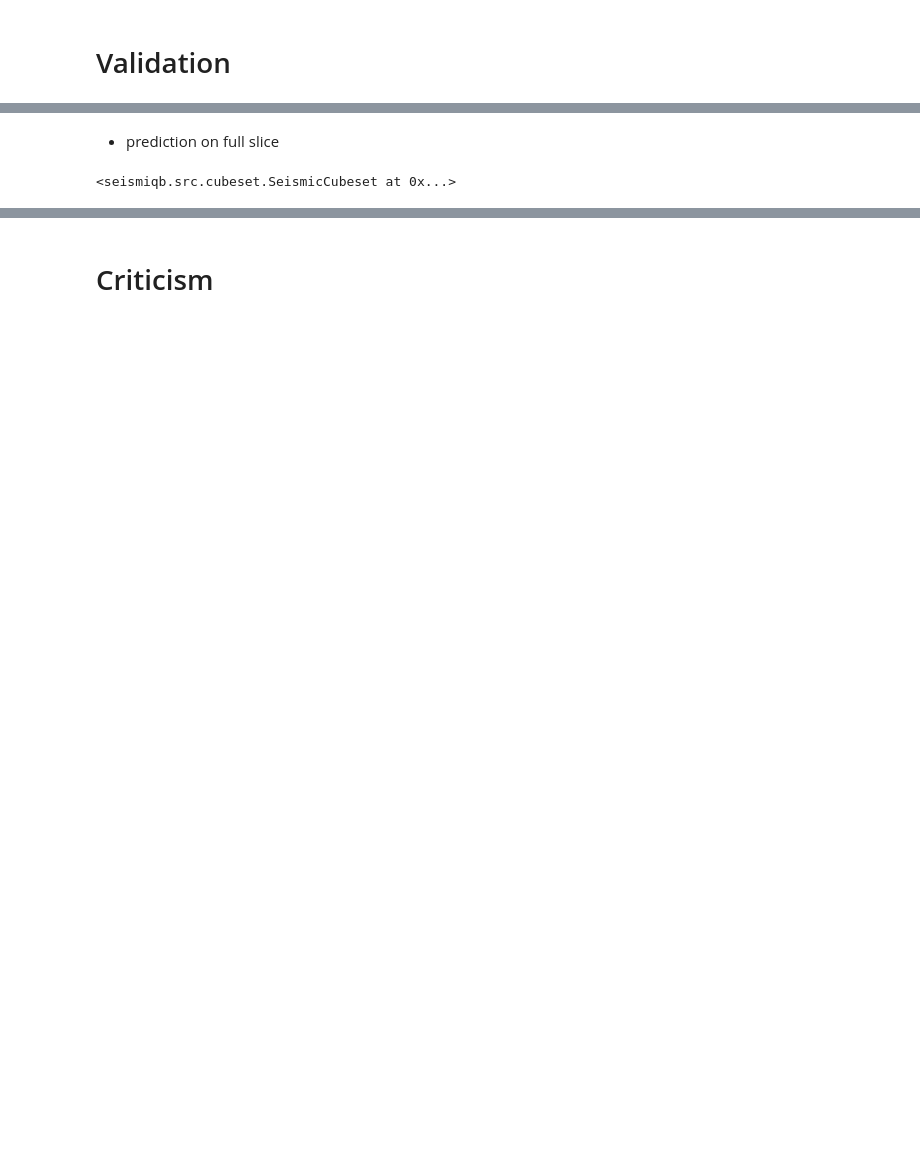
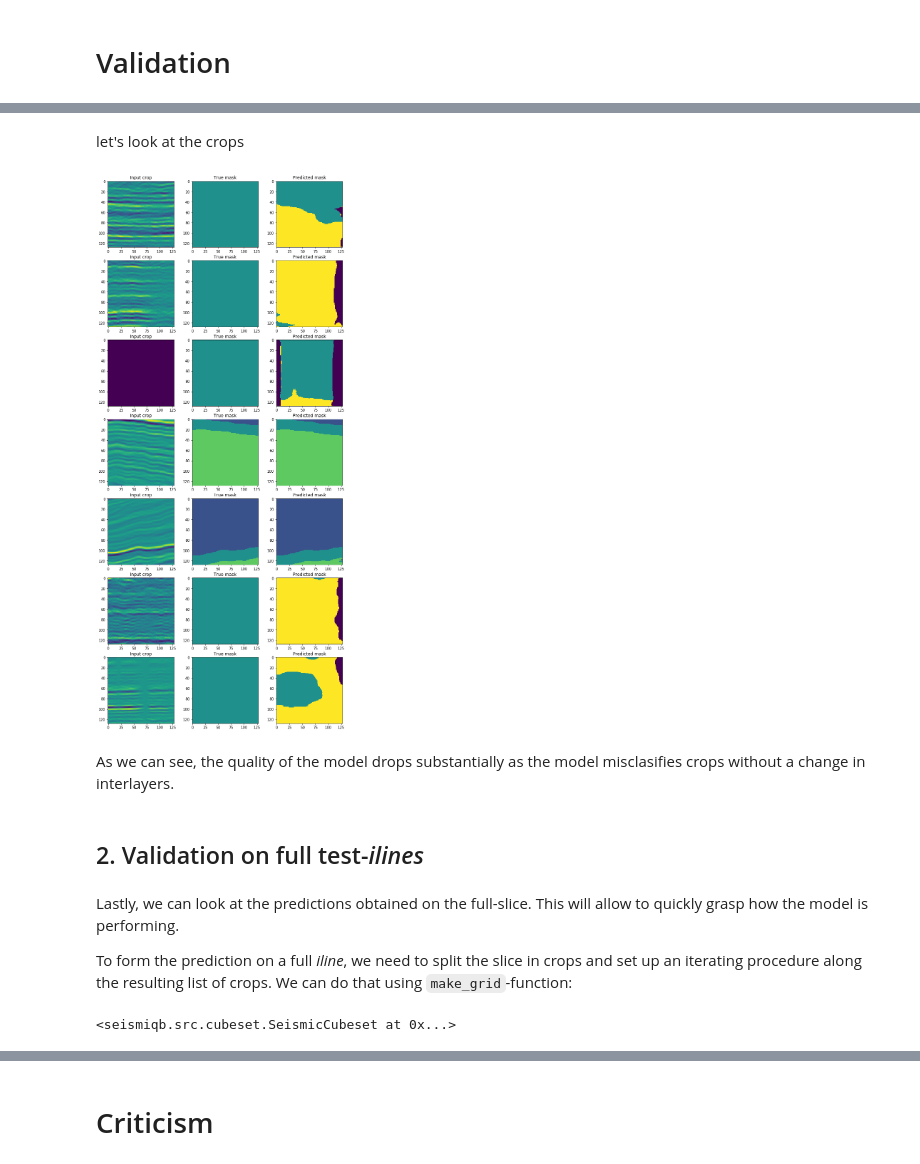
Before and after one commit to sadaqatali2027/seismiqb-1, a Jupyter notebook: models/Segmenting_interlayers.ipynb, the cells around one changed output, grey strips where cells are left out. Saved outputs shown, nothing was run; the diff lists cells and outputs as text; code cells hidden in the pictures; blank space fills up the shorter version.

```diff
--- a/models/Segmenting_interlayers.ipynb
+++ b/models/Segmenting_interlayers.ipynb
@@ -198,7 +179,24 @@ for i, nr in enumerate([1, 2, 3, 4, 5, 7]):
+# %%
+preprocessing.set_config({'sample': 'test_mix_'})
+testbatch = (qbset >> preprocessing).next_batch(1)
+targets, predictions = model.predict(fetches=['targets', 'predictions'],
+                                     cubes=testbatch.cubes, masks=testbatch.masks)
+# %% [markdown]
+let's look at the crops
+# %%
+plot_stratum_predictions(testbatch.cubes, targets, predictions, 7)
+# %% [output]
+[figure, added]
+# %% [markdown]
+As we can see, the quality of the model drops substantially as the model misclasifies crops without a change in interlayers.
 # %% [markdown]
-* prediction on full slice
+## 2. Validation on full test-*ilines*
-# %%
-qbset.make_grid('P_cube', [128, 1, 128],
-                [0, 2736], [400, 401], [0, 2000])
-# %% [output]
-<seismiqb.src.cubeset.SeismicCubeset at 0x...>
+# %% [markdown]
+Lastly, we can look at the predictions obtained on the full-slice. This will allow to quickly grasp how the model is performing.
+
+To form the prediction on a full *iline*, we need to split the slice in crops and set up an iterating procedure along the resulting list of crops. We can do that using `make_grid`-function:
+# %%
+qbset.make_grid('P_cube', (1, 128, 128),        # choosing cube and crop shape
+                [2000, 2001], [50, 2050], [30, 1500])  # range representing an iline
+# %% [output]
+<seismiqb.src.cubeset.SeismicCubeset at 0x...>
```
Also changed, not shown: parts of 65 cells of this notebook, 1 other file.
